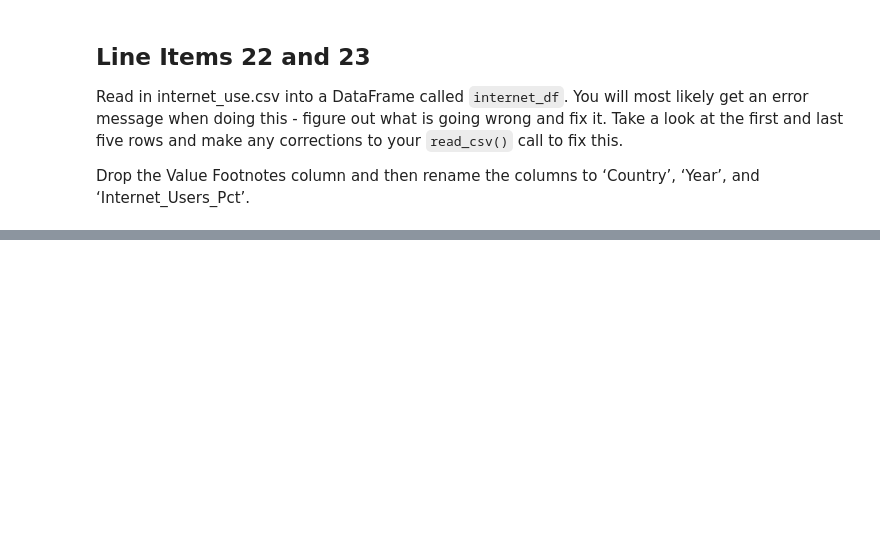
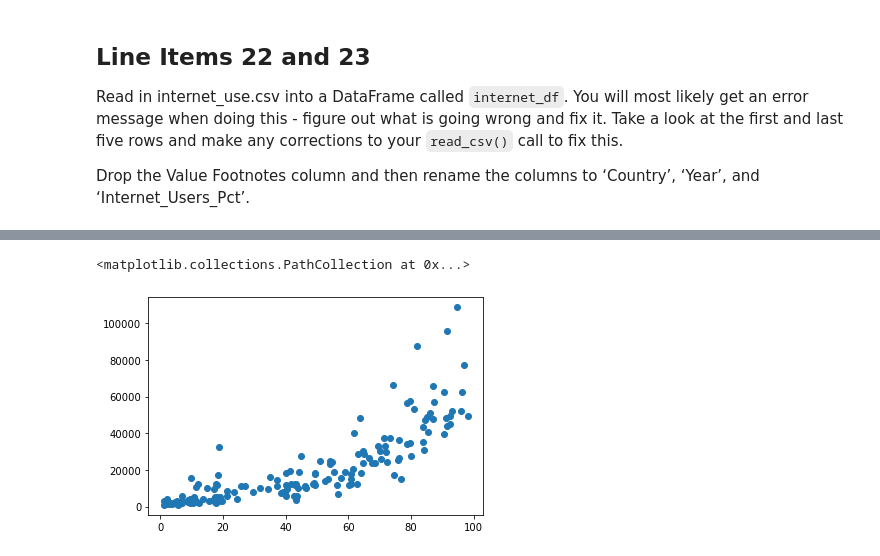
Before and after one commit to nss-data-science-cohort-5/un_exploration-jrkotun, a Jupyter notebook: notebooks/UN_Data_Exploration.ipynb, the cells around one changed output, grey strips where cells are left out. Saved outputs shown, nothing was run; the diff lists cells and outputs as text; code cells hidden in the pictures; blank space fills up the shorter version.

```diff
--- a/notebooks/UN_Data_Exploration.ipynb
+++ b/notebooks/UN_Data_Exploration.ipynb
@@ -316,0 +445,7 @@ What is the general trend in internet users percentage over the years? Pick a vi
+# %%
+# Create a scatterplot of Internet Use vs GDP per Capita
+plt.scatter(x=gdp_and_internet_use_2014['Internet_Users_Pct'],
+            y=gdp_and_internet_use_2014['GDP_Per_Capita'])
+# %% [output]
+<matplotlib.collections.PathCollection at 0x...>
+[figure, added]
```
Also changed, not shown: parts of 41 cells of this notebook.
